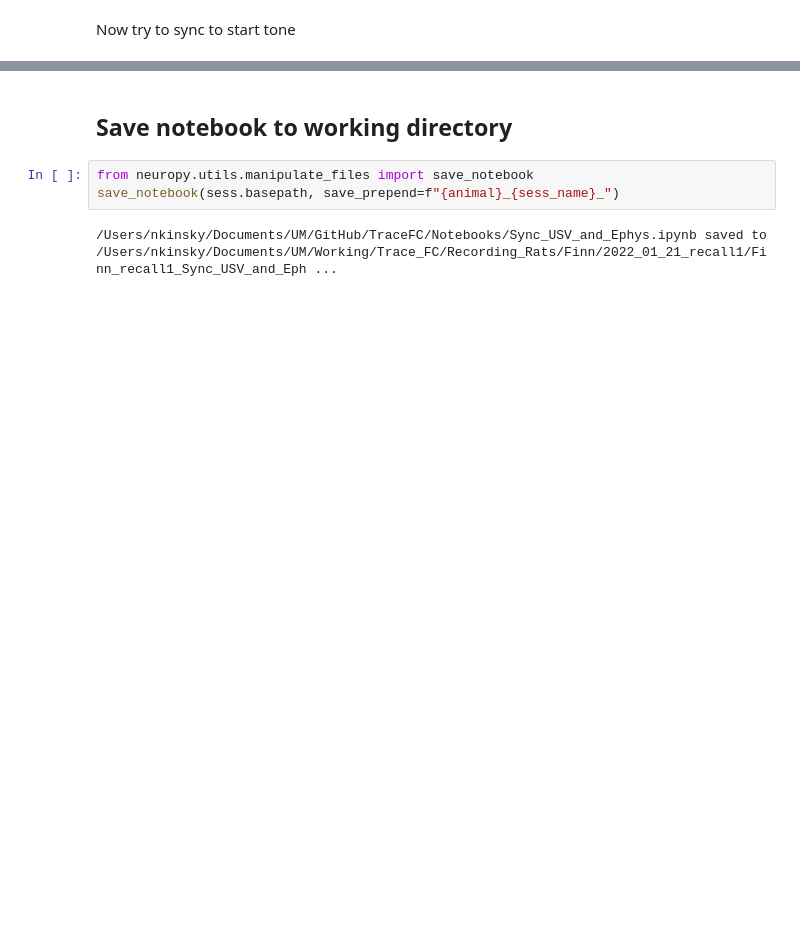
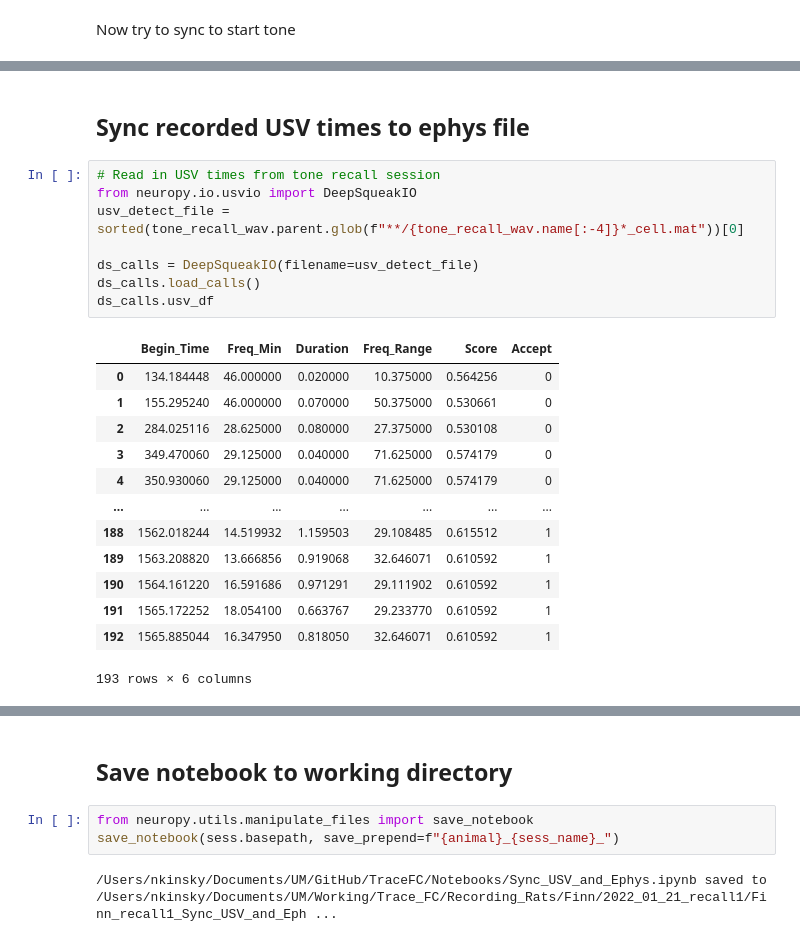
Before and after one commit to nkinsky/TraceFC, a Jupyter notebook: Notebooks/Sync_USV_and_Ephys.ipynb, the cells around one changed output, grey strips where cells are left out. Cells and saved outputs as stored; diff of their text form; blank space fills up the shorter version.

```diff
--- a/Notebooks/Sync_USV_and_Ephys.ipynb
+++ b/Notebooks/Sync_USV_and_Ephys.ipynb
@@ -310,0 +331,24 @@ Now try to sync to start tone
+# %% [markdown]
+## Sync recorded USV times to ephys file
+# %%
+# Read in USV times from tone recall session
+from neuropy.io.usvio import DeepSqueakIO
+usv_detect_file = sorted(tone_recall_wav.parent.glob(f"**/{tone_recall_wav.name[:-4]}*_cell.mat"))[0]
+
+ds_calls = DeepSqueakIO(filename=usv_detect_file)
+ds_calls.load_calls()
+ds_calls.usv_df
+# %% [output]
+|  | Begin_Time | Freq_Min | Duration | Freq_Range | Score | Accept |
+| 0 | 134.184448 | 46.000000 | 0.020000 | 10.375000 | 0.564256 | 0 |
+| 1 | 155.295240 | 46.000000 | 0.070000 | 50.375000 | 0.530661 | 0 |
+| 2 | 284.025116 | 28.625000 | 0.080000 | 27.375000 | 0.530108 | 0 |
+| 3 | 349.470060 | 29.125000 | 0.040000 | 71.625000 | 0.574179 | 0 |
+| 4 | 350.930060 | 29.125000 | 0.040000 | 71.625000 | 0.574179 | 0 |
+| ... | ... | ... | ... | ... | ... | ... |
+| 188 | 1562.018244 | 14.519932 | 1.159503 | 29.108485 | 0.615512 | 1 |
+| 189 | 1563.208820 | 13.666856 | 0.919068 | 32.646071 | 0.610592 | 1 |
+| 190 | 1564.161220 | 16.591686 | 0.971291 | 29.111902 | 0.610592 | 1 |
+| 191 | 1565.172252 | 18.054100 | 0.663767 | 29.233770 | 0.610592 | 1 |
+| 192 | 1565.885044 | 16.347950 | 0.818050 | 32.646071 | 0.610592 | 1 |
+193 rows × 6 columns
```
Also changed, not shown: parts of 9 cells of this notebook.
